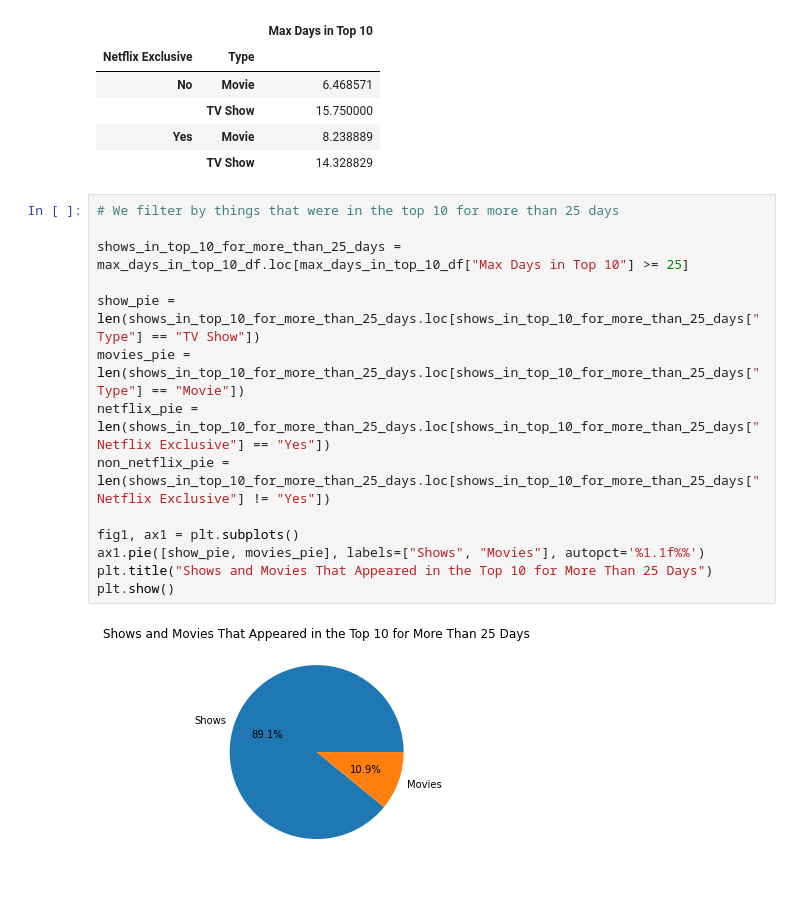
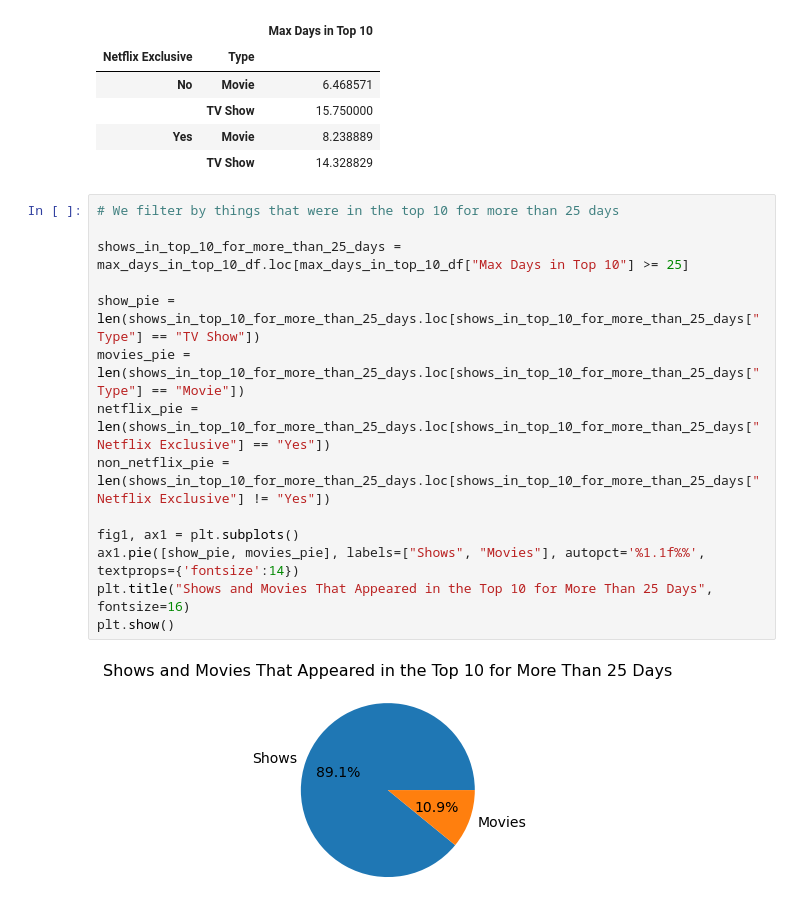
Before and after one commit to Costilrt/The-First-Project, a Jupyter notebook: matthew-jupyter-code-cleaned-up.ipynb, the cells around one changed output. Saved outputs shown, nothing was run; the diff lists cells and outputs as text; blank space fills up the shorter version.

Commit message:
updated label sizes

```diff
--- a/matthew-jupyter-code-cleaned-up.ipynb
+++ b/matthew-jupyter-code-cleaned-up.ipynb
@@ -282,19 +298,19 @@ max_days_grouped.mean()
 # %%
 # We filter by things that were in the top 10 for more than 25 days
 
 shows_in_top_10_for_more_than_25_days = max_days_in_top_10_df.loc[max_days_in_top_10_df["Max Days in Top 10"] >= 25]
 
 show_pie = len(shows_in_top_10_for_more_than_25_days.loc[shows_in_top_10_for_more_than_25_days["Type"] == "TV Show"])
 movies_pie = len(shows_in_top_10_for_more_than_25_days.loc[shows_in_top_10_for_more_than_25_days["Type"] == "Movie"])
 netflix_pie = len(shows_in_top_10_for_more_than_25_days.loc[shows_in_top_10_for_more_than_25_days["Netflix Exclusive"] == "Yes"])
 non_netflix_pie = len(shows_in_top_10_for_more_than_25_days.loc[shows_in_top_10_for_more_than_25_days["Netflix Exclusive"] != "Yes"])
 
 fig1, ax1 = plt.subplots()
-ax1.pie([show_pie, movies_pie], labels=["Shows", "Movies"], autopct='%1.1f%%')
-plt.title("Shows and Movies That Appeared in the Top 10 for More Than 25 Days")
+ax1.pie([show_pie, movies_pie], labels=["Shows", "Movies"], autopct='%1.1f%%', textprops={'fontsize':14})
+plt.title("Shows and Movies That Appeared in the Top 10 for More Than 25 Days", fontsize=16)
 plt.show()
 # %% [output]
-[figure, old version]
+[figure, new version]
 # %%
 # I want to take a look at the overall distribution of movies and shows
 
```
Also changed, not shown: parts of 5 cells of this notebook, 2 other files.
